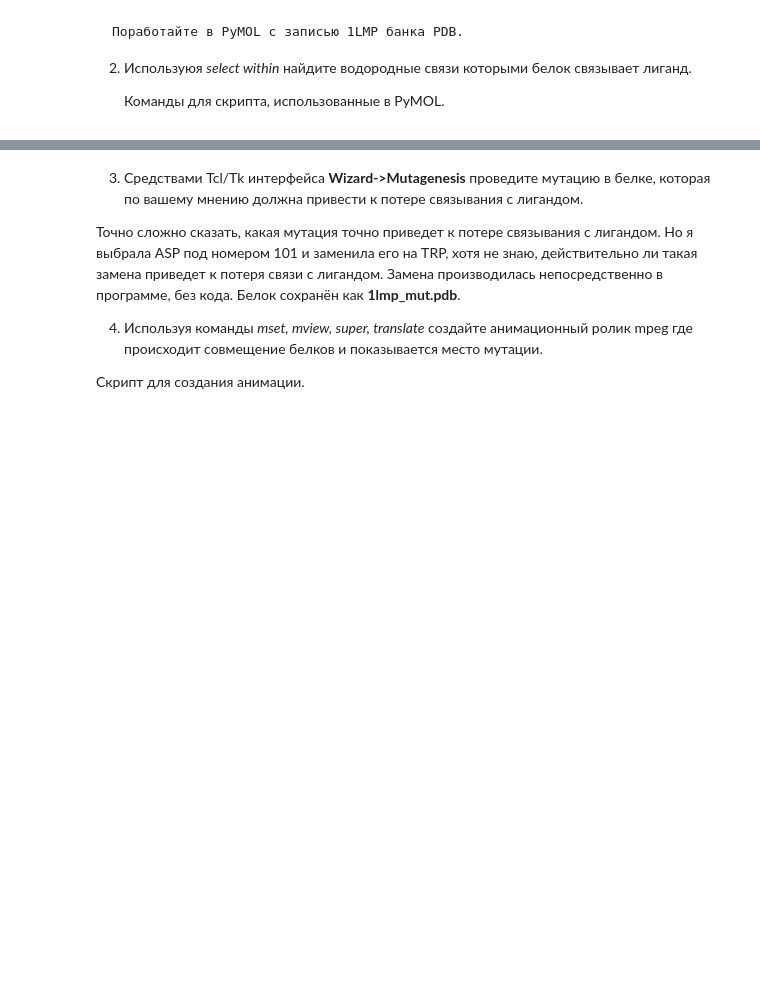
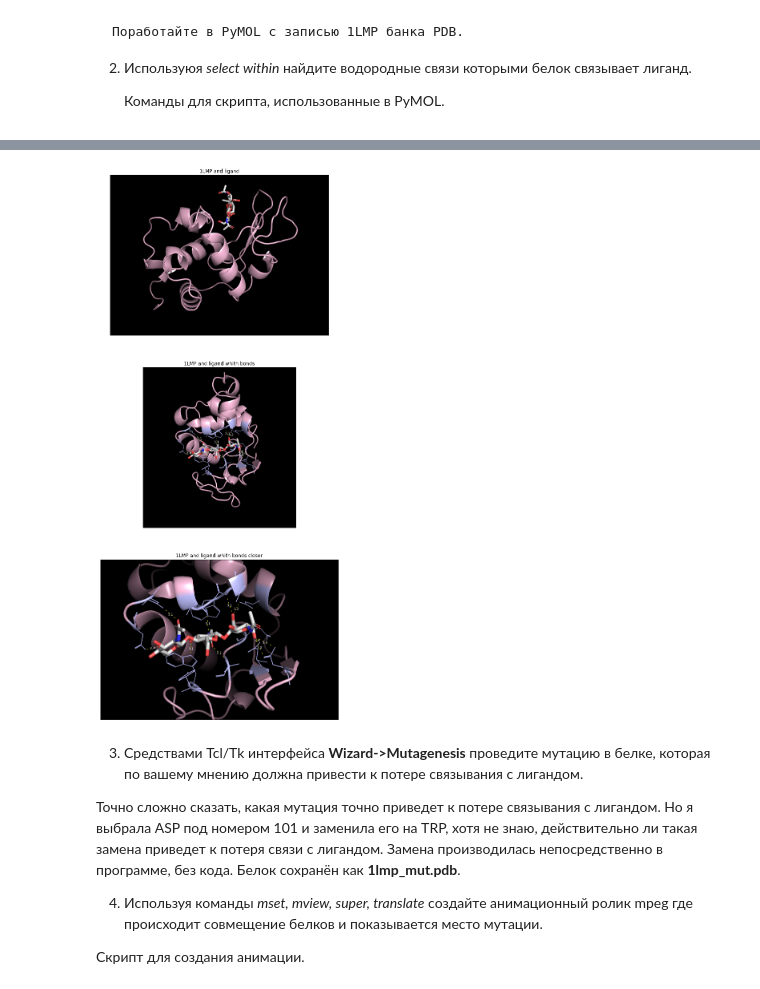
Before and after one commit to rastvorova/rastvorova.github.io, a Jupyter notebook: drug.design/Rastvorova_task2.ipynb, the cells around one changed output, grey strips where cells are left out. Cells and saved outputs as stored; diff of their text form; code cells hidden in the pictures; blank space fills up the shorter version.

```diff
--- a/drug.design/Rastvorova_task2.ipynb
+++ b/drug.design/Rastvorova_task2.ipynb
@@ -40,3 +46,26 @@ zoom cont
+# %%
+fig, axes = plt.subplots(3, 1)
+
+axes[0].imshow(plt.imread('1LMP.png'))
+axes[0].set_title('1LMP and ligand')
+
+axes[1].imshow(plt.imread('1LMP_ligand.png'))
+axes[1].set_title('1LMP and ligand whith bonds')
+
+axes[2].imshow(plt.imread('1LMP_ligand_close.png'))
+axes[2].set_title('1LMP and ligand whith bonds closer')
+
+
+for ax in axes:
+    ax.set_xticks([])
+    ax.set_yticks([])
+
+fig.set_figwidth(15)
+fig.set_figheight(25)
+
+plt.show()
+# %% [output]
+[figure, added]
 # %% [markdown]
 3. Средствами Tcl/Tk интерфейса <b>Wizard->Mutagenesis</b> проведите мутацию в белке, которая по вашему мнению должна привести к потере связывания с лигандом.
 
```
Also changed, not shown: parts of 24 cells of this notebook, 1 other file.
